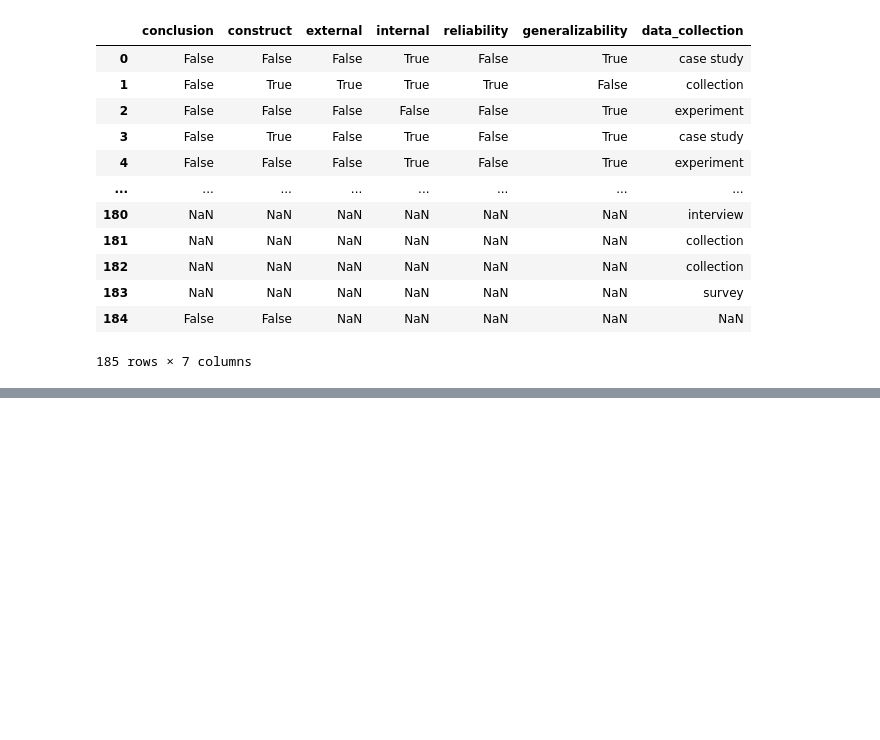
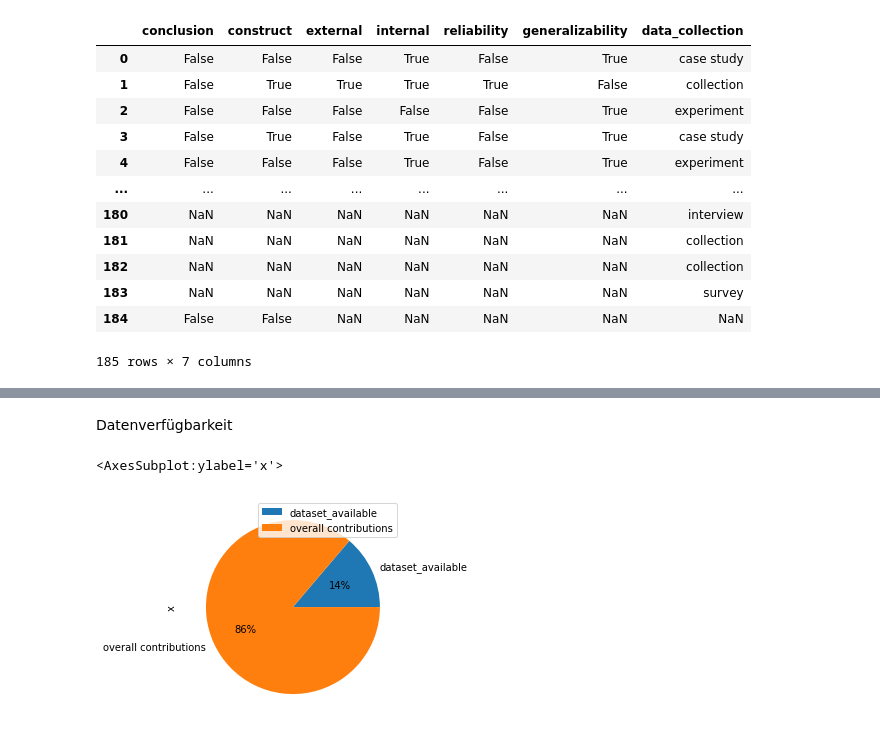
Before and after one commit to fWern/Bachelor-Thesis, a Jupyter notebook: template_analysis.ipynb, the cells around one changed output, grey strips where cells are left out. Drawn from its saved outputs; the diff is of its cells as text; code cells hidden in the pictures; blank space fills up the shorter version.

```diff
--- a/template_analysis.ipynb
+++ b/template_analysis.ipynb
@@ -629,0 +651,19 @@ b"Virtuoso 37000 Error SP030: SPARQL compiler, line 24: syntax error at 'GROUP'
+# %% [markdown]
+Datenverfügbarkeit
+# %%
+query = """
+        SELECT ?contribution, ?data
+            WHERE {
+              ?paper orkgp:P31 ?contribution.
+              ?contribution a orkgc:C27001.
+              ?paper rdfs:label ?title.
+              OPTIONAL{?contribution orkgp:P56008/orkgp:DATA/orkgp:P17001 ?data.}
+        }
+        """
+data = sparql_dataframe.get(endpoint_url, PREFIX+query)
+available_data = data['data'].value_counts().sum()
+test = pd.DataFrame({'x':[available_data, len(data)]}, index=['dataset_available', 'overall contributions'])
+test.plot(kind='pie', y='x', autopct='%1.0f%%')
+# %% [output]
+<AxesSubplot:ylabel='x'>
+[figure, added]
```
Also changed, not shown: parts of 4 cells of this notebook.
